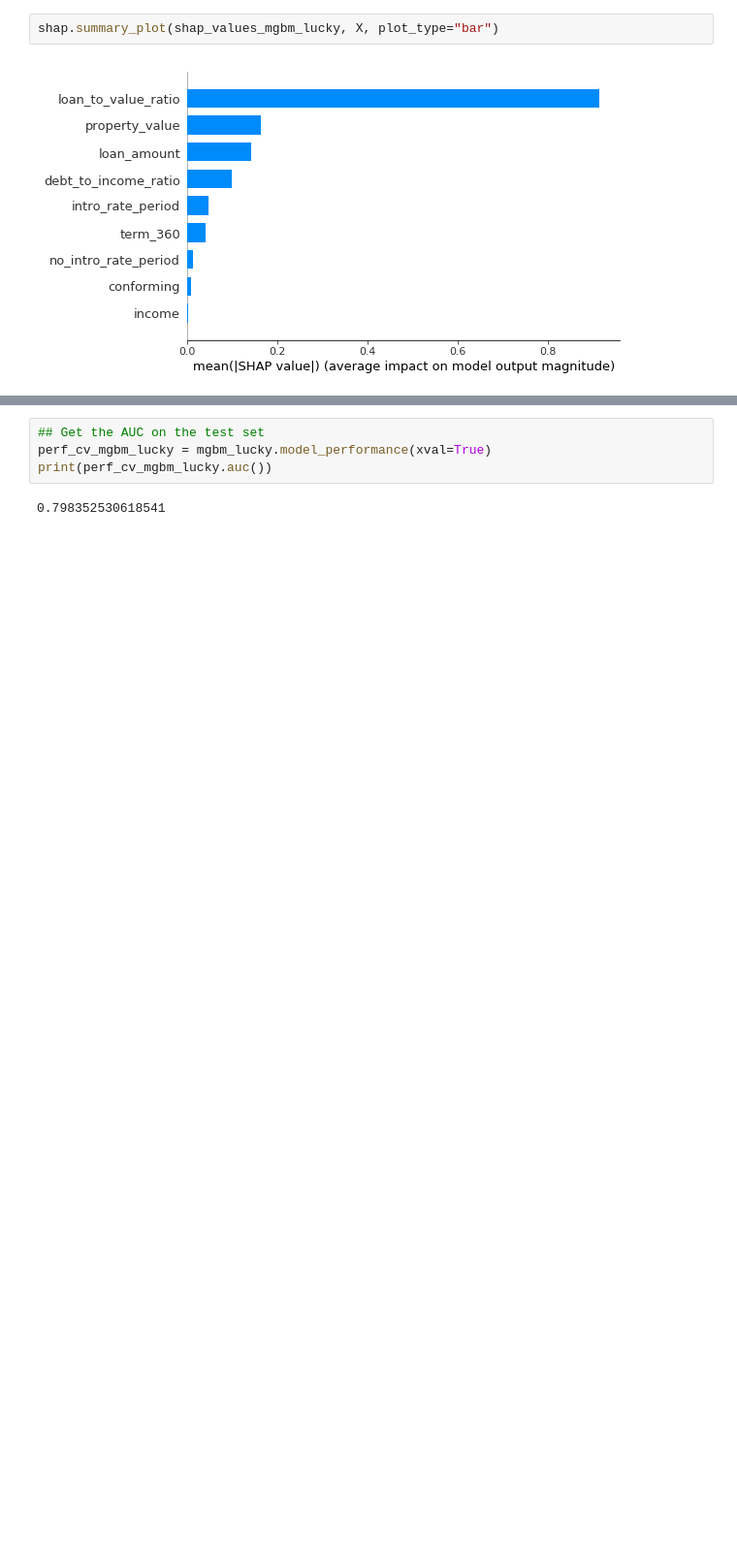
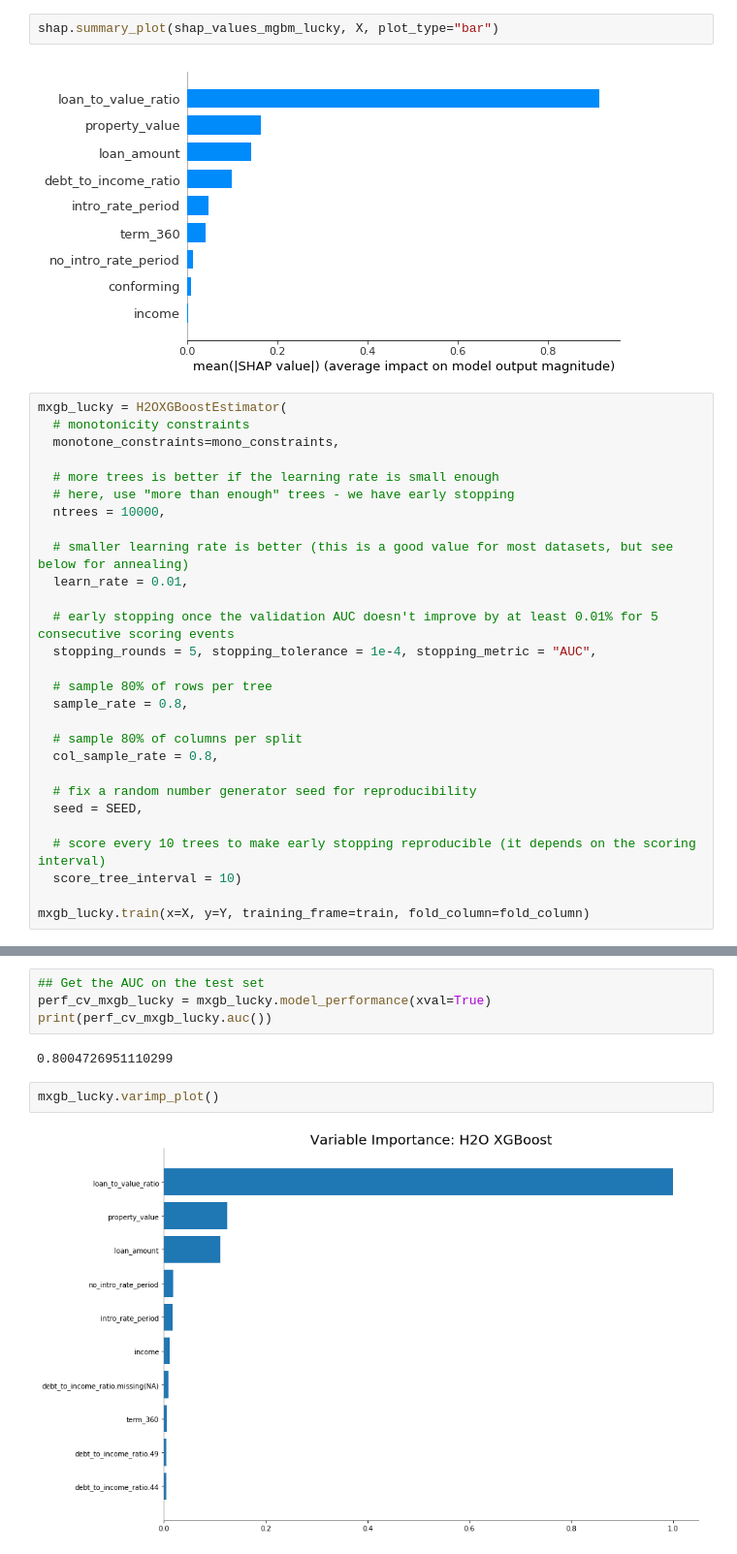
Before and after one commit to h2oai/article-information-2019, a Jupyter notebook: notebooks/mgbm.ipynb, the cells around one changed output, grey strips where cells are left out. Shown at 97% size. Drawn from its saved outputs; the diff is of its cells as text; blank space fills up the shorter version.

Commit message:
Add XGBoost grids with same monotonoic constraints as h2o gbm

```diff
--- a/notebooks/mgbm.ipynb
+++ b/notebooks/mgbm.ipynb
@@ -631,3 +642,31 @@ First 5 rows of contributions:
 shap.summary_plot(shap_values_mgbm_lucky, X, plot_type="bar")
 # %% [output]
 [figure]
+# %%
+mxgb_lucky = H2OXGBoostEstimator(
+  # monotonicity constraints
+  monotone_constraints=mono_constraints,
+
+  # more trees is better if the learning rate is small enough
+  # here, use "more than enough" trees - we have early stopping
+  ntrees = 10000,
+
+  # smaller learning rate is better (this is a good value for most datasets, but see below for annealing)
+  learn_rate = 0.01,
+
+  # early stopping once the validation AUC doesn't improve by at least 0.01% for 5 consecutive scoring events
+  stopping_rounds = 5, stopping_tolerance = 1e-4, stopping_metric = "AUC",
+
+  # sample 80% of rows per tree
+  sample_rate = 0.8,
+
+  # sample 80% of columns per split
+  col_sample_rate = 0.8,
+
+  # fix a random number generator seed for reproducibility
+  seed = SEED,
+
+  # score every 10 trees to make early stopping reproducible (it depends on the scoring interval)
+  score_tree_interval = 10)
+
+mxgb_lucky.train(x=X, y=Y, training_frame=train, fold_column=fold_column)
@@ -640,6 +780,10 @@ print(perf_mgbm_lucky.auc())
 # %%
 ## Get the AUC on the test set
-perf_cv_mgbm_lucky = mgbm_lucky.model_performance(xval=True)
-print(perf_cv_mgbm_lucky.auc())
+perf_cv_mxgb_lucky = mxgb_lucky.model_performance(xval=True)
+print(perf_cv_mxgb_lucky.auc())
 # %% [output]
-0.798352530618541
+0.8004726951110299
+# %%
+mxgb_lucky.varimp_plot()
+# %% [output]
+[figure, added]
```
Also changed, not shown: parts of 35 cells of this notebook.
